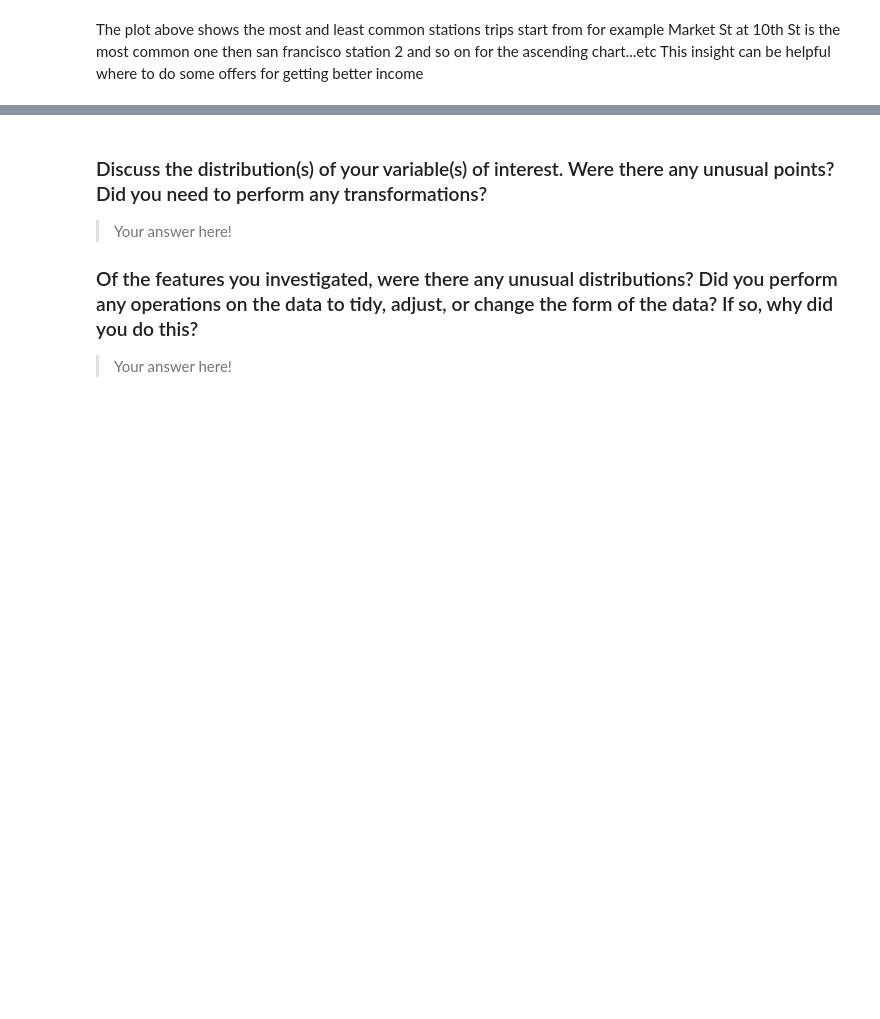
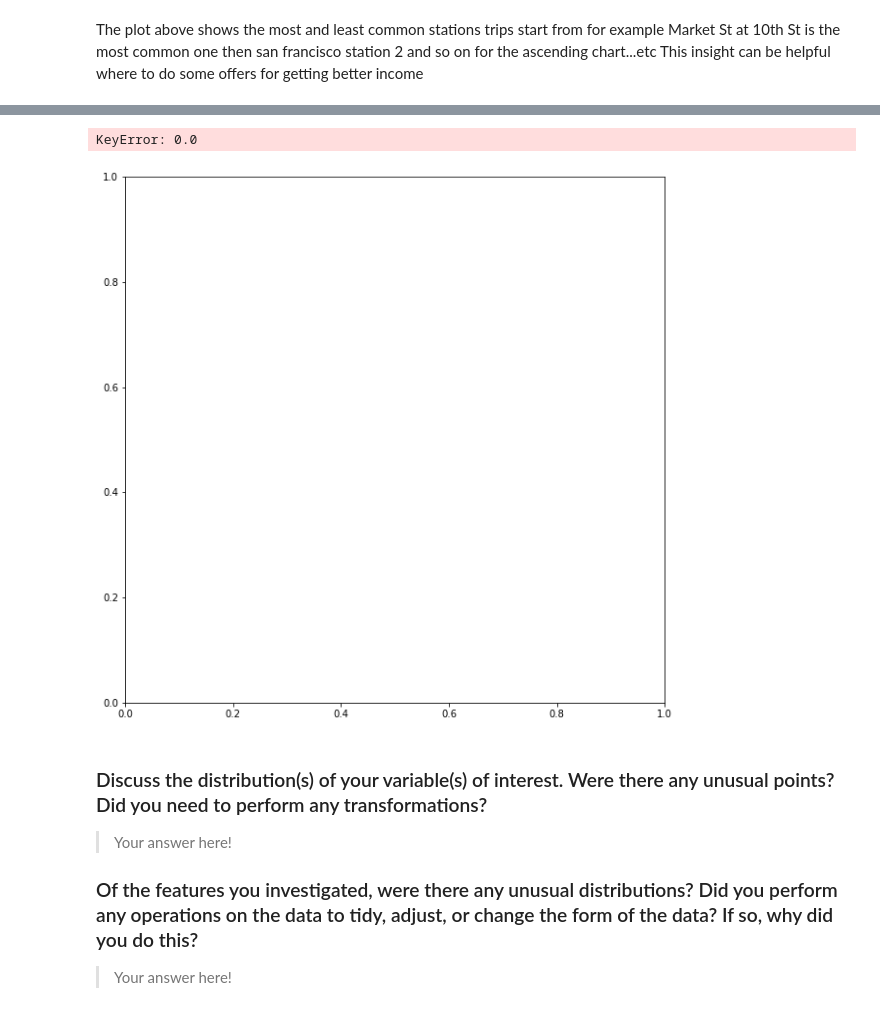
Before and after one commit to hagerElsehaimy/communicate-data-findings-FordGoBike, a Jupyter notebook: exploration_template.ipynb, the cells around one changed output, grey strips where cells are left out. Cells and saved outputs as stored; diff of their text form; code cells hidden in the pictures; blank space fills up the shorter version.

```diff
--- a/exploration_template.ipynb
+++ b/exploration_template.ipynb
@@ -301,0 +309,2 @@ Name: start_hour, dtype: int64
+# %%
+new_df['member_age'] = 2019-new_df.member_birth_year
@@ -447,3 +486,13 @@ Text(0.5, 1.0, 'Age Distribution for Member')
+# %%
+fig, ax = plt.subplots(figsize=(10, 10))
+station_plot=sb.countplot(data=new_df, x=2019-new_df.member_birth_year, order=new_df.member_birth_year.value_counts(ascending=True)[0:50].index,color = "#2F5061",ax=ax)
+station_plot.set_xticklabels(labels=2019-new_df.member_birth_year,size=10)
+station_plot.set_yticklabels(labels=[i for i in range(0,200,20)],size=10)
+station_plot.set_xlabel('start station', fontsize=10)
+station_plot.set_ylabel('number of occurance', fontsize=10)
+# %% [output]
+KeyError: 0.0
+[figure, added]
 # %% [markdown]
 ### Discuss the distribution(s) of your variable(s) of interest. Were there any unusual points? Did you need to perform any transformations?
 
```
Also changed, not shown: parts of 9 cells of this notebook.
